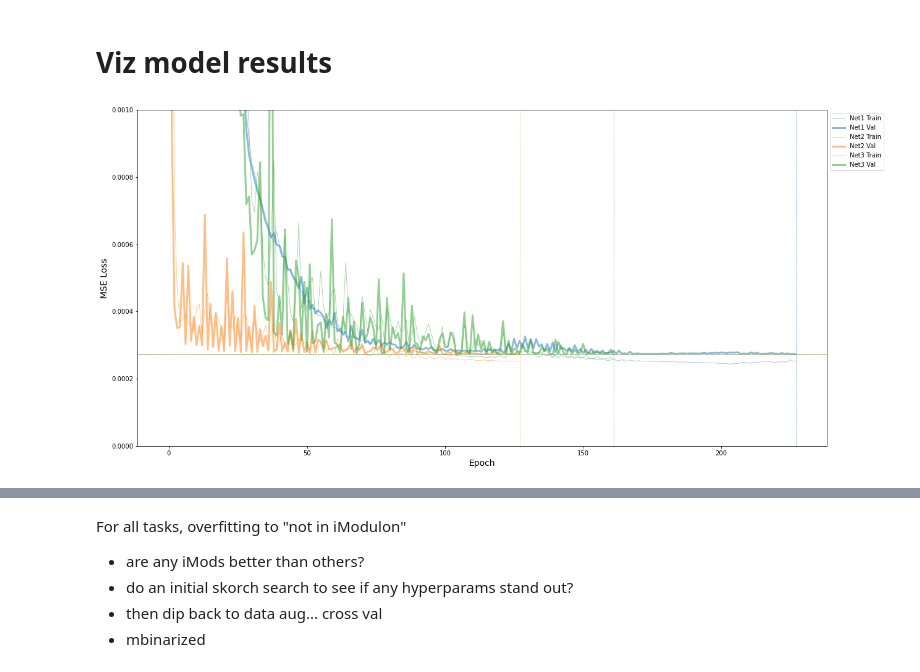
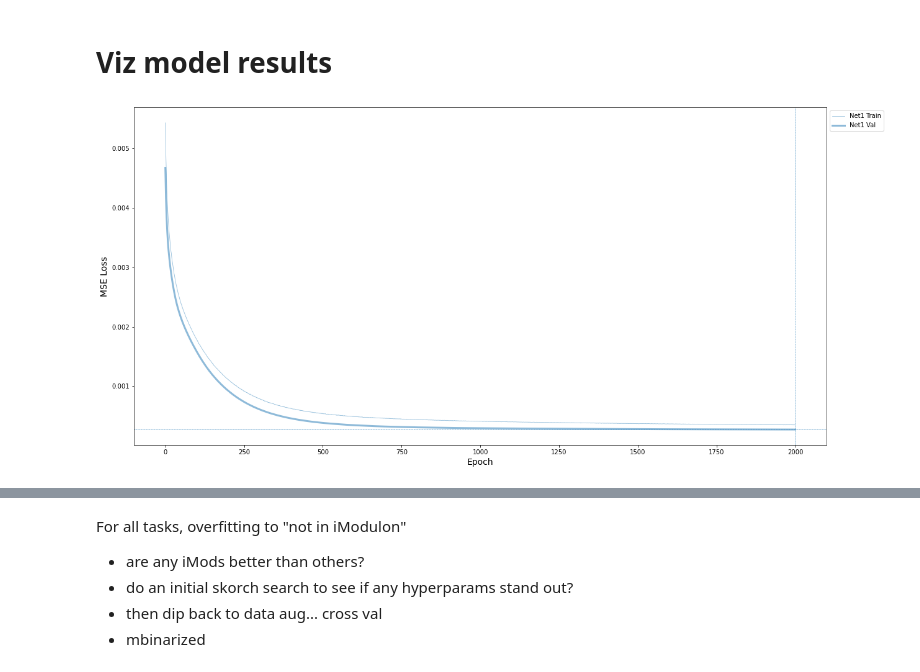
Before and after one commit to erinhwilson/deep-5g-sandbox, a Jupyter notebook: ecoli_iMod_prediction.ipynb, the cells around one changed output, grey strips where cells are left out. Cells and saved outputs as stored; diff of their text form; code cells hidden in the pictures.

```diff
--- a/ecoli_iMod_prediction.ipynb
+++ b/ecoli_iMod_prediction.ipynb
@@ -80,9 +71,9 @@ print(train_df.shape)
 print(val_df.shape)
 
 
-# coi = "NoCu"
-# assert(train_df.shape[0] + val_df.shape[0] == full_train_df.shape[0])
-# view_train_test_dist(train_df, test_df,[coi],"log(TPM)",val_df=val_df)
+coi = ['0','1','2','3','4','26','82']
+assert(train_df.shape[0] + val_df.shape[0] == full_train_df.shape[0])
+view_train_test_dist(train_df, test_df,coi,"M-matrix weights",val_df=val_df)
 # %% [output]
 (1703, 100)
 (426, 100)
@@ -205,6 +180,5 @@ net_regr2 = NeuralNetRegressor(
 # %%
-net_regr1.fit(Xtrain, ytrain)
-net_regr2.fit(Xtrain, ytrain)
+net_regr1.fit(Xfull_train, yfull_train)
 # %% [output]
   epoch    train_loss    valid_loss    cp     dur
 -------  ------------  ------------  ----  ------
@@ -517,7 +235,7 @@ def sk_loss_plot(nets):
         plt.axvline(val_min_ep,linestyle='--',c=f"C{i}",linewidth=0.5)
         #plt.axhline(5,c='k')
 
-    plt.ylim(0,0.001)
+    #plt.ylim(0,0.001)
     plt.xlabel("Epoch",fontsize=14)
     plt.ylabel("MSE Loss",fontsize=14)
     plt.legend(bbox_to_anchor=(1,1),loc='upper left')
@@ -540,16 +258,11 @@ def parity_plot(title,ytrue,ypred, r2,rigid=False):
 # %%
 nets = [
     (net_regr1,'Net1'),
-    (net_regr2,'Net2'),
-    (net_regr3,'Net3'),
-#     (net_regr4,'Net4'),
-#     (net_regr5,'Net5'),
-#     (net_regr6,'Net6'),
 ]
 
 sk_loss_plot(nets)
 # %% [output]
-[figure, old version]
+[figure, new version]
 # %%
 def parity_plot_comb(title,true_preds,rigid=False):
     all_net_r2s = []
```
Also changed, not shown: parts of 14 cells of this notebook, 1 other file.
